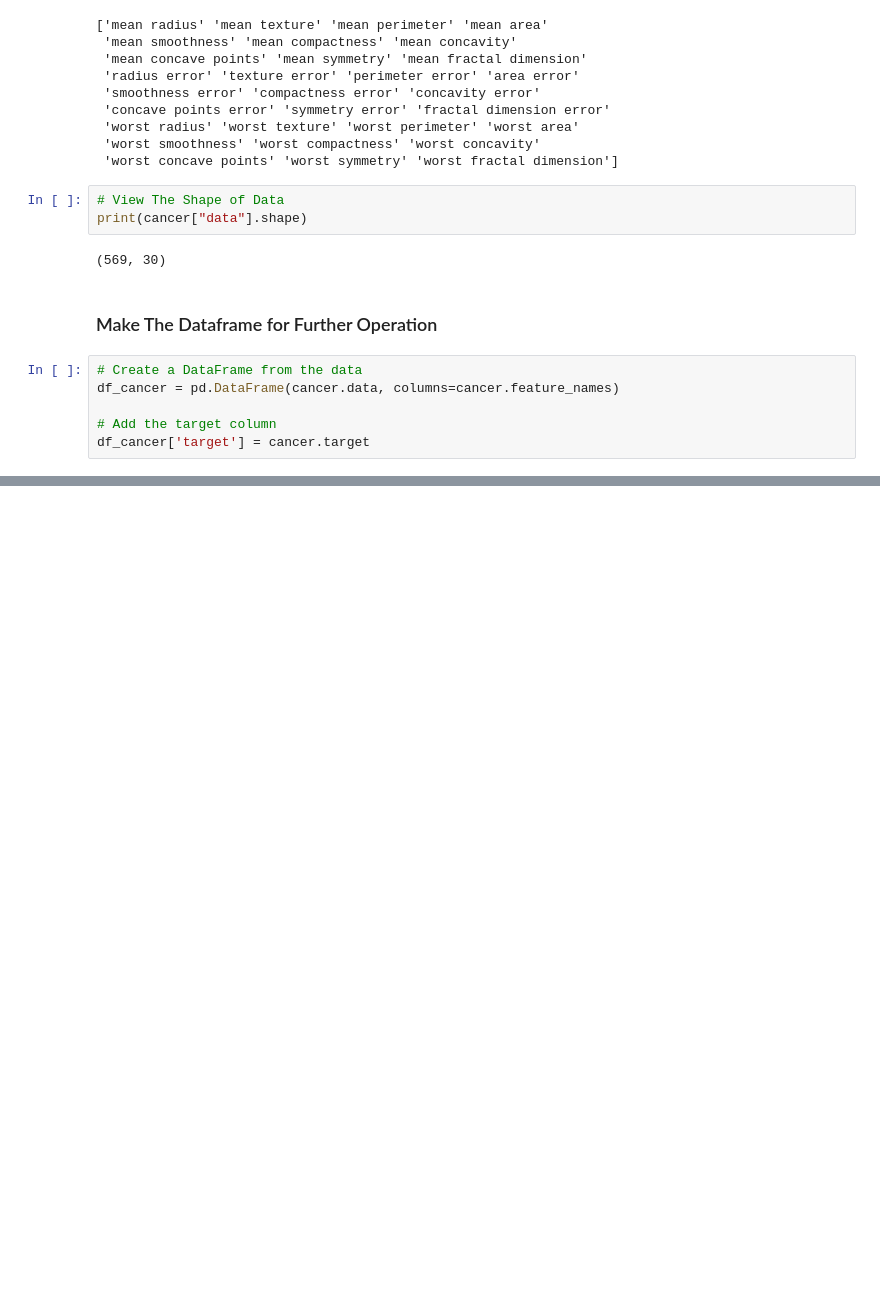
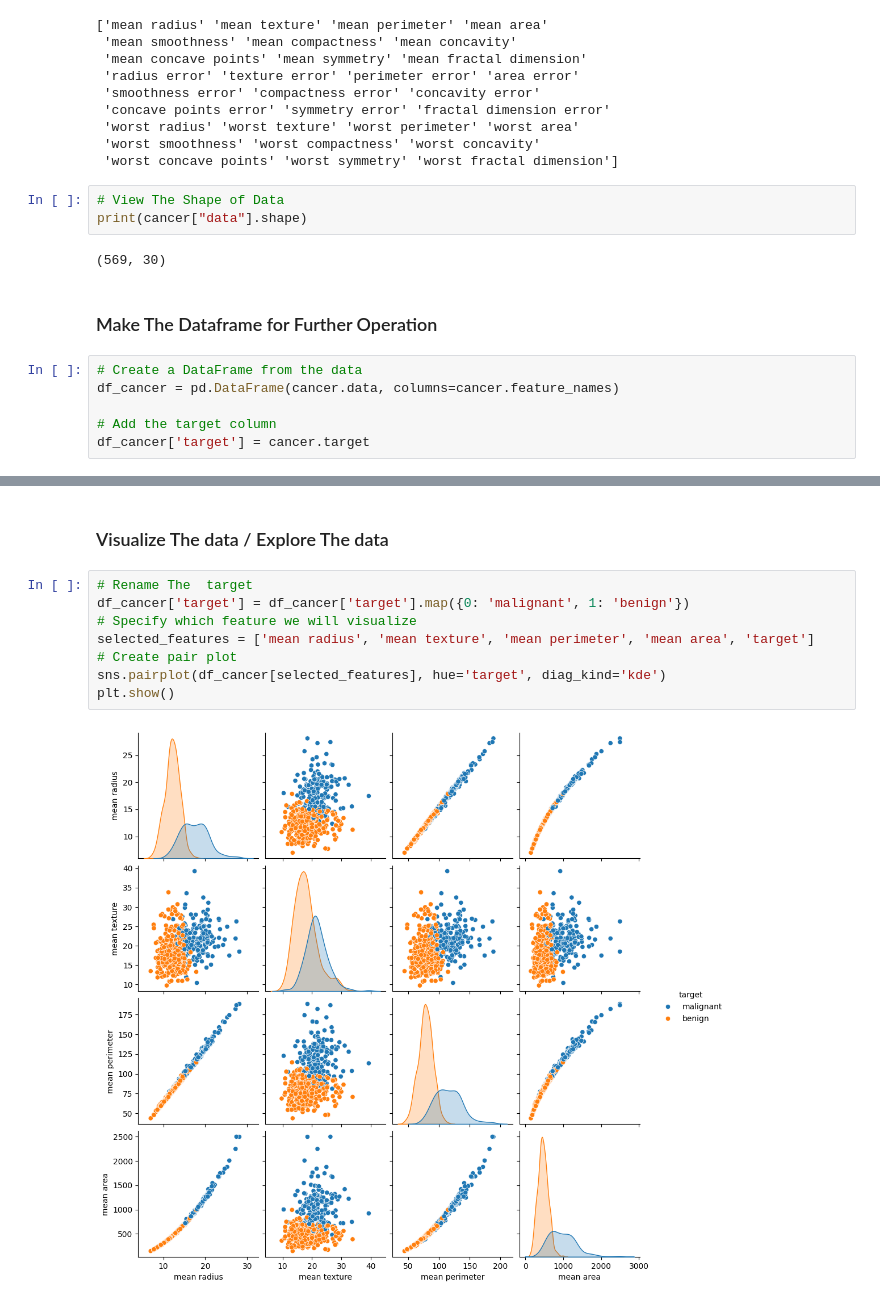
Before and after one commit to Hasan082/Data-Science-Portfolio, a Jupyter notebook: 1. Breast Cancer Classification/Breast Cancer Classification.ipynb, the cells around one changed output, grey strips where cells are left out. Drawn from its saved outputs; the diff is of its cells as text; blank space fills up the shorter version.

Commit message:
Visualize enclosed

```diff
--- a/1. Breast Cancer Classification/Breast Cancer Classification.ipynb
+++ b/1. Breast Cancer Classification/Breast Cancer Classification.ipynb
@@ -98,0 +112,12 @@ df_cancer.head()
+# %% [markdown]
+### Visualize The data / Explore The data
+# %%
+# Rename The  target
+df_cancer['target'] = df_cancer['target'].map({0: 'malignant', 1: 'benign'})
+# Specify which feature we will visualize
+selected_features = ['mean radius', 'mean texture', 'mean perimeter', 'mean area', 'target']
+# Create pair plot
+sns.pairplot(df_cancer[selected_features], hue='target', diag_kind='kde')
+plt.show()
+# %% [output]
+[figure, added]
```
Also changed, not shown: parts of 6 cells of this notebook.
